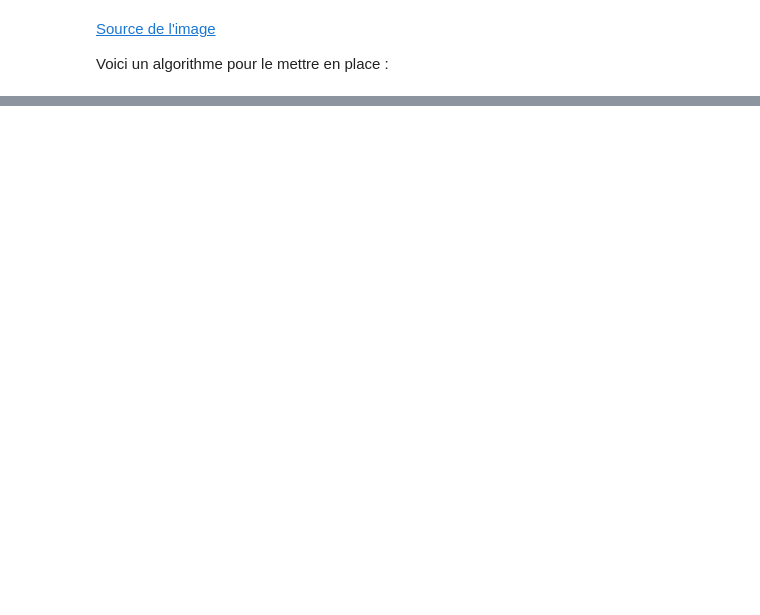
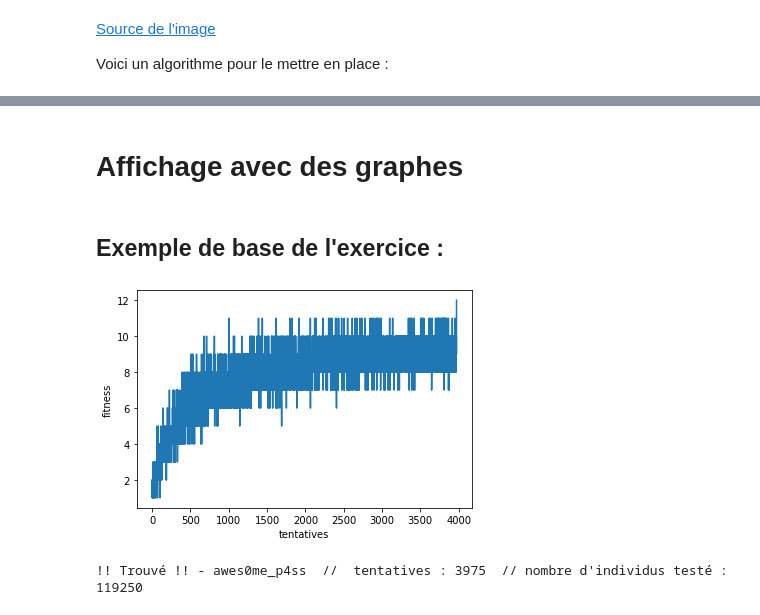
Before and after one commit to EDU-FRANCK-JUBIN/exos-systeme-expert-hebdox, a Jupyter notebook: Mastermind.ipynb, the cells around one changed output, grey strips where cells are left out. Drawn from its saved outputs; the diff is of its cells as text; code cells hidden in the pictures; blank space fills up the shorter version.

Commit message:
Added graphs & random selection

```diff
--- a/Mastermind.ipynb
+++ b/Mastermind.ipynb
@@ -401,0 +458,32 @@ wha0u   --fitness : 5
+# %% [markdown]
+# Affichage avec des graphes
+# %% [markdown]
+## Exemple de base de l'exercice :
+# %%
+p = Plateau("awes0me_p4ss"); #38⁷ ~ 114.4 millards de possibilités
+j = Joueur(p);
+
+pop = j.generatePopulation();
+fittestIndex = j.getFittestIndex(pop)
+fitness = j.getFitness(pop[fittestIndex])
+p.evolveGenes(pop[fittestIndex], fitness)
+fitnessArray = []
+i=1;
+while (fitness < p.secretLen):
+    pop = j.generatePopulationFromParent(pop[fittestIndex])
+    fittestIndex = j.getFittestIndex(pop)
+    fitness = j.getFitness(pop[fittestIndex])
+    fitnessArray.append(fitness)
+    p.evolveGenes(pop[fittestIndex], fitness)
+    i+=1;
+
+
+plt.plot(fitnessArray)
+plt.ylabel('fitness')
+plt.xlabel('tentatives')
+plt.show()
+print("!! Trouvé !! - "+ pop[fittestIndex]+
+      "  //  tentatives : "+str(i)+"  // nombre d'individus testé : "+str(i*batch_size))
+# %% [output]
+[figure, added]
+!! Trouvé !! - awes0me_p4ss  //  tentatives : 3975  // nombre d'individus testé : 119250
```
Also changed, not shown: parts of 11 cells of this notebook.
